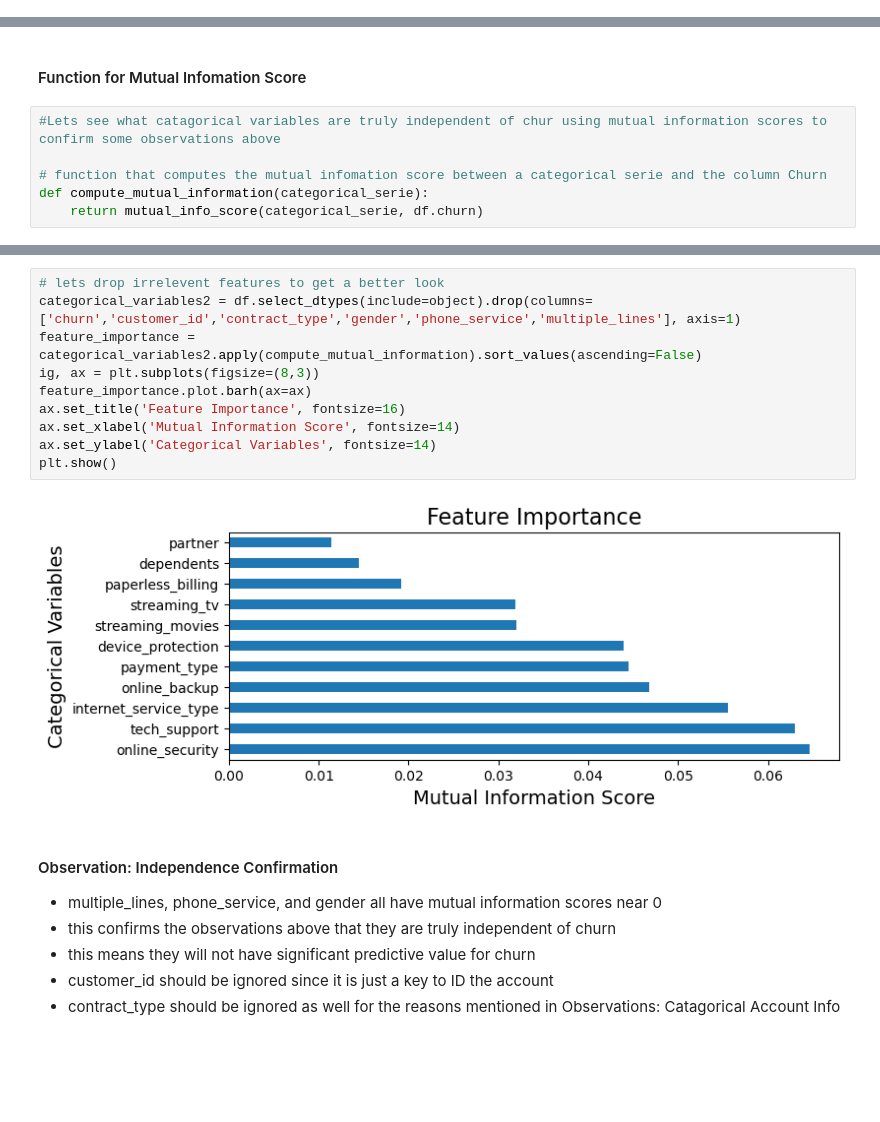
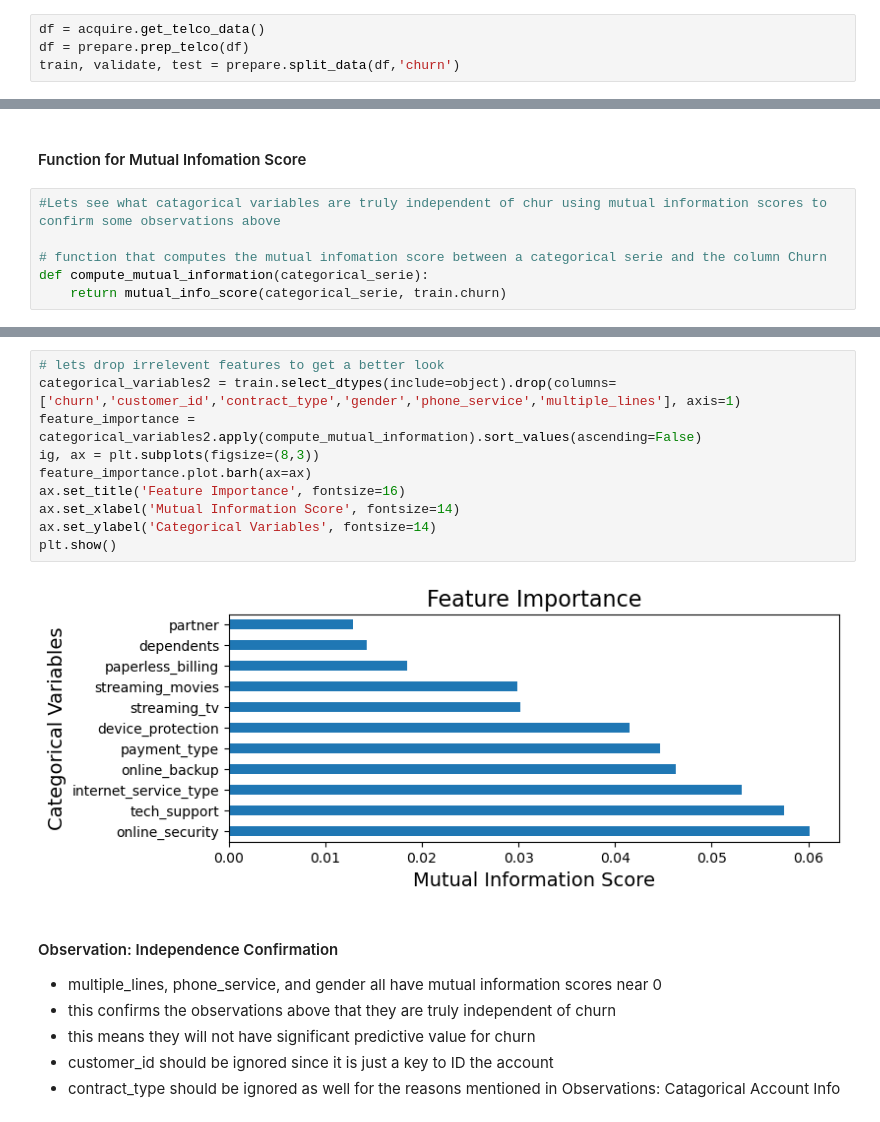
Before and after one commit to scottbarnett97/Telco-Classification-Project, a Jupyter notebook: telco_workbook.ipynb, the cells around one changed output, grey strips where cells are left out. Cells and saved outputs as stored; diff of their text form; blank space fills up the shorter version.

```diff
--- a/telco_workbook.ipynb
+++ b/telco_workbook.ipynb
@@ -115,3 +115,7 @@ dummy_df = pd.get_dummies(df[['partner','dependents','tech_support','streaming_t
 '''
 # %% [output]
 "\nrunning dummy list\ndummy_df = pd.get_dummies(df[['partner','dependents','tech_support','streaming_tv','streaming_movies','paperless_billing','churn','contract_type','internet_service_type','paymen ...
+# %%
+df = acquire.get_telco_data()
+df = prepare.prep_telco(df)
+train, validate, test = prepare.split_data(df,'churn')
@@ -301,6 +311,6 @@ percentage_stacked_plot(services_columns, 'Services Information')
 
 # function that computes the mutual infomation score between a categorical serie and the column Churn
 def compute_mutual_information(categorical_serie):
-    return mutual_info_score(categorical_serie, df.churn)
+    return mutual_info_score(categorical_serie, train.churn)
 # %%
 # select categorial variables excluding the response variable
@@ -340,15 +350,15 @@ plt.show()
 # %%
 # lets drop irrelevent features to get a better look
-categorical_variables2 = df.select_dtypes(include=object).drop(columns=['churn','customer_id','contract_type','gender','phone_service','multiple_lines'], axis=1)
+categorical_variables2 = train.select_dtypes(include=object).drop(columns=['churn','customer_id','contract_type','gender','phone_service','multiple_lines'], axis=1)
 feature_importance = categorical_variables2.apply(compute_mutual_information).sort_values(ascending=False)
 ig, ax = plt.subplots(figsize=(8,3))
 feature_importance.plot.barh(ax=ax)
 ax.set_title('Feature Importance', fontsize=16)
 ax.set_xlabel('Mutual Information Score', fontsize=14)
 ax.set_ylabel('Categorical Variables', fontsize=14)
 plt.show()
 # %% [output]
-[figure, old version]
+[figure, new version]
 # %% [markdown]
 #### Observation: Independence Confirmation
 * multiple_lines, phone_service, and gender all have mutual information scores near 0
```
Also changed, not shown: parts of 52 cells of this notebook, 3 other files.
